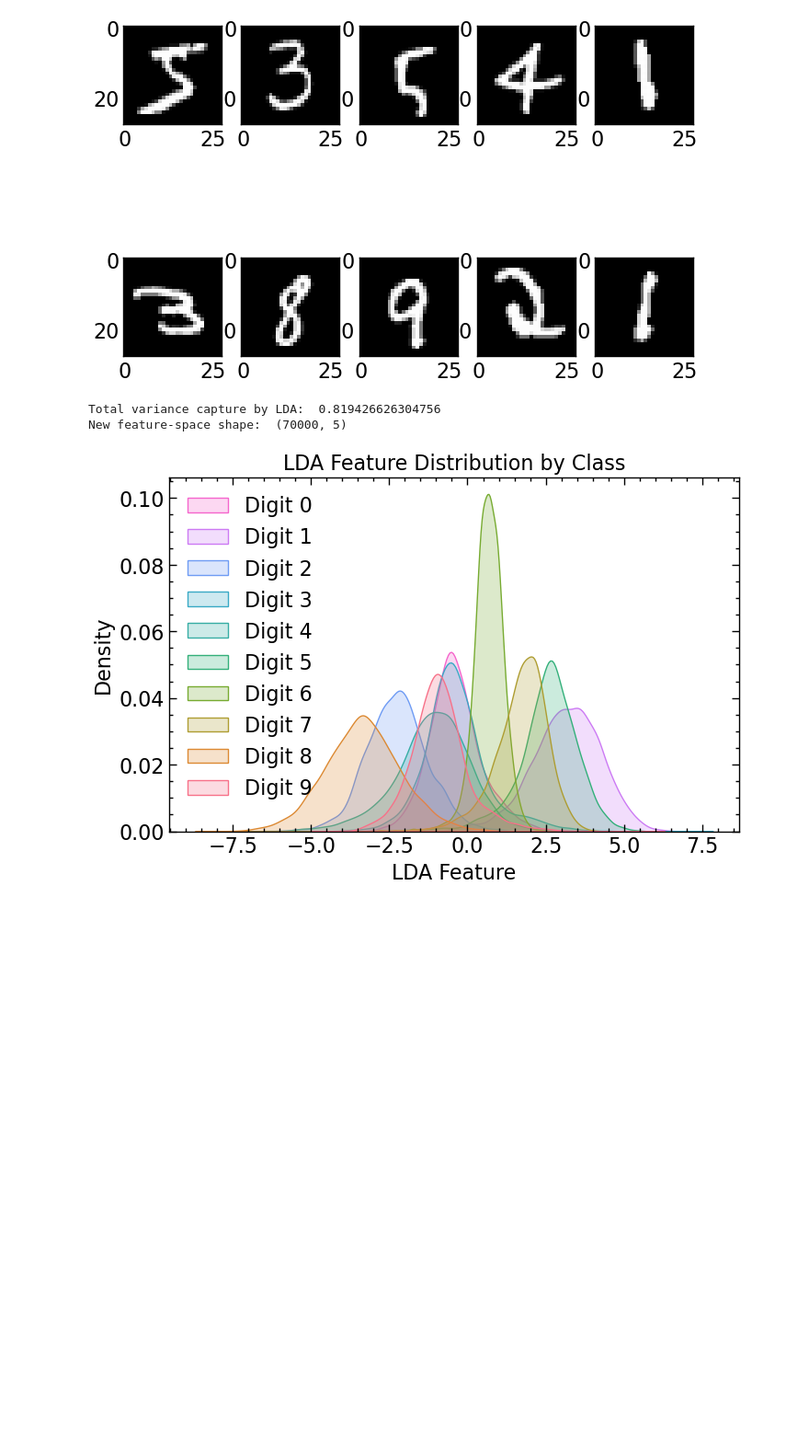
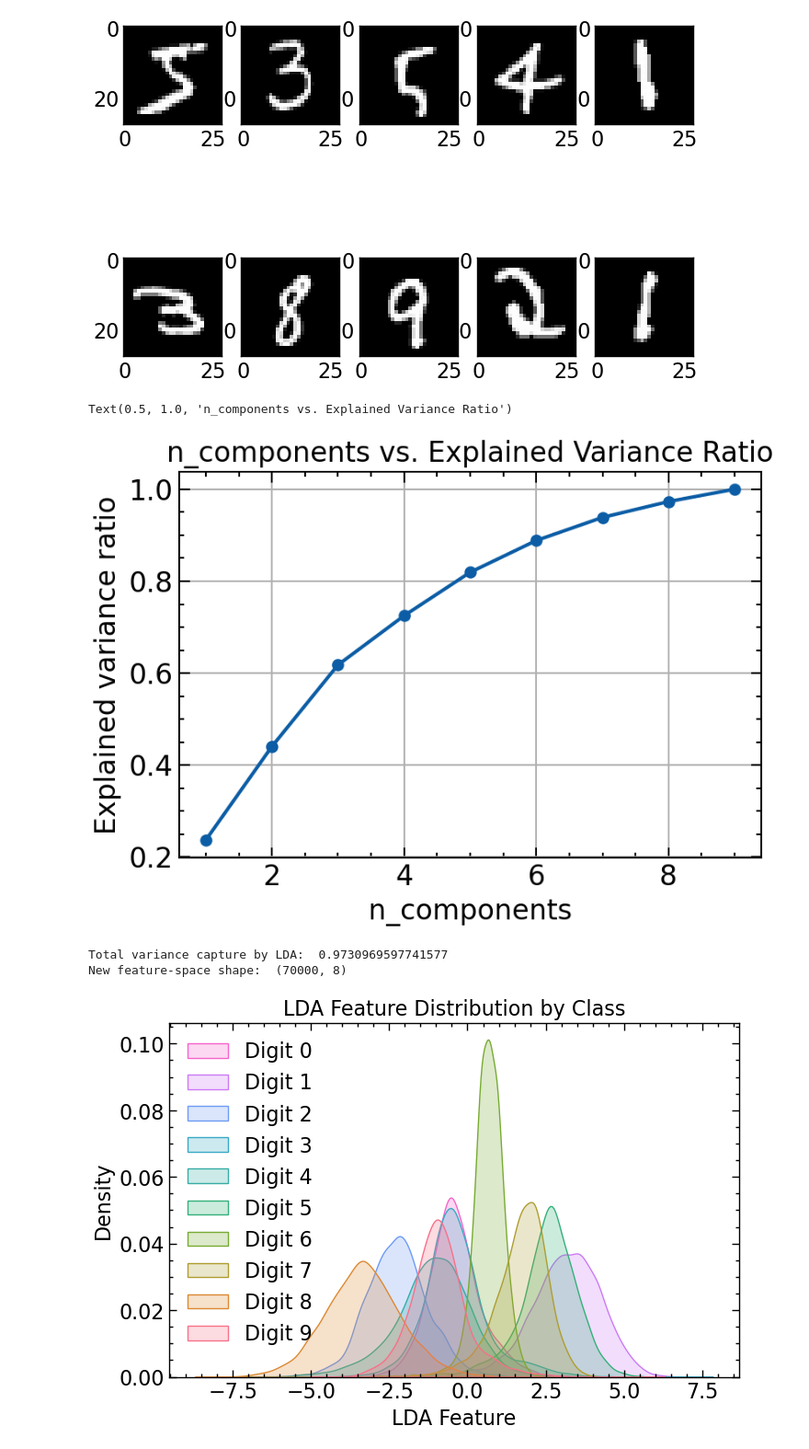
Before and after one commit to amapy-00/miniproject_2_02463, a Jupyter notebook: main.ipynb, the cells around one changed output. Shown at 92% size. Cells and saved outputs as stored; diff of their text form; code cells hidden in the pictures; blank space fills up the shorter version.

```diff
--- a/main.ipynb
+++ b/main.ipynb
@@ -521,16 +521,35 @@ ax[1, 4].imshow(X[450].reshape(28,28), cmap='gray')
 plt.show()
 # %% [output]
 [figure]
+# %%
+nums = np.arange(1, 10)
+
+var_ratio_lda = []
+for num in nums:
+    lda = LinearDiscriminantAnalysis(n_components=int(num))
+    #Xs = StandardScaler().fit_transform(X)
+    X_lda = lda.fit_transform(X, y)
+    var_ratio_lda.append(np.sum(lda.explained_variance_ratio_))
+
+plt.figure(figsize=(6,4),dpi=150)
+plt.grid()
+plt.plot(nums,var_ratio_lda,marker='o')
+plt.xlabel('n_components')
+plt.ylabel('Explained variance ratio')
+plt.title('n_components vs. Explained Variance Ratio')
+# %% [output]
+Text(0.5, 1.0, 'n_components vs. Explained Variance Ratio')
+[figure, added]
 # %%
 # LDA proves to be much better, since we care more about class separation and nor variance
-lda = LinearDiscriminantAnalysis(n_components=5)
+lda = LinearDiscriminantAnalysis(n_components=8)
 Xs = StandardScaler().fit_transform(X)
 X_lda = lda.fit_transform(Xs, y)
 print("Total variance capture by LDA: ", sum(lda.explained_variance_ratio_))
 print("New feature-space shape: ", X_lda.shape)
 # %% [output]
-Total variance capture by LDA:  0.819426626304756
-New feature-space shape:  (70000, 5)
+Total variance capture by LDA:  0.9730969597741577
+New feature-space shape:  (70000, 8)
 # %%
 # Plot LDA
 # Scatter plot along a single axis (1D)
```
Also changed, not shown: parts of 2 cells of this notebook.
